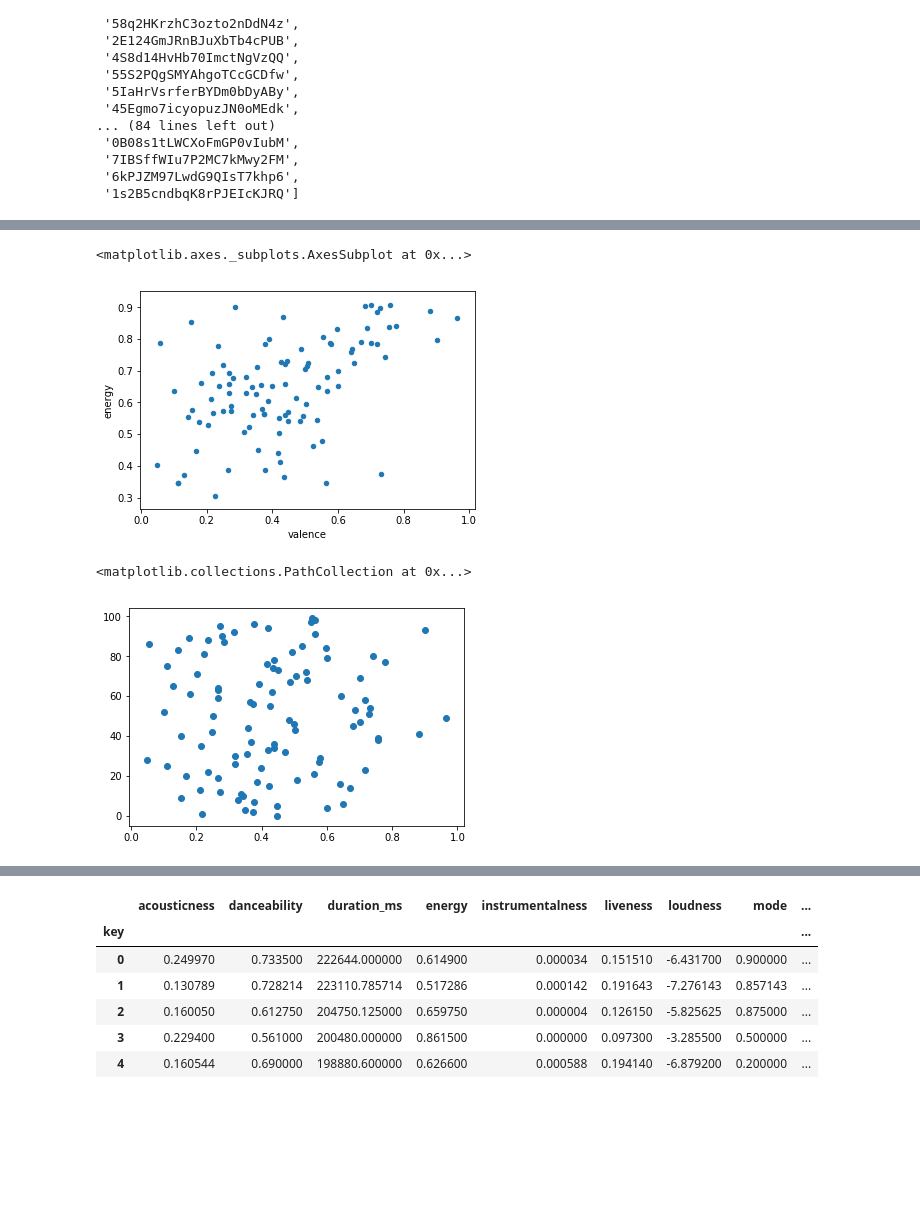
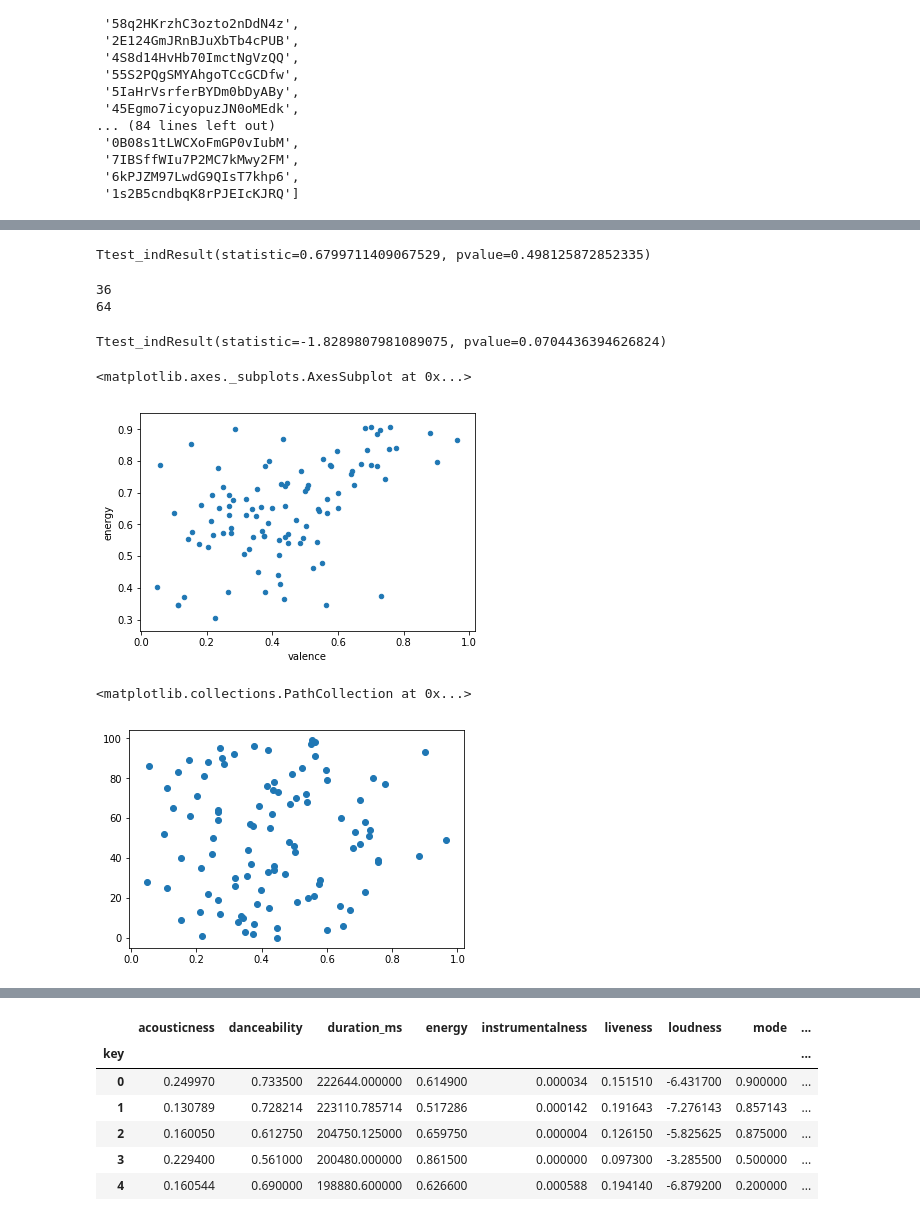
Before and after one commit to Ajstanley89/Know-Your-Music, a Jupyter notebook: Project One Alex.ipynb, the cells around one changed output, grey strips where cells are left out. Cells and saved outputs as stored; diff of their text form; code cells hidden in the pictures; blank space fills up the shorter version.

Commit message:
did ttest on valence vs poopularity

```diff
--- a/Project One Alex.ipynb
+++ b/Project One Alex.ipynb
@@ -55,0 +36,11 @@ pprint(top_songs)
+# %%
+hot_artist = []
+hot_songs =  []
+country_artists=[]
+country_songs=[]
+rap_artists=[]
+rap_songs=[]
+
+hot_artist, hot_songs = ChartMusic(hot_chart)
+country_artists, country_songs = ChartMusic(country_chart)
+rap_artists, rap_songs = ChartMusic(rap_chart)
@@ -283,7 +250,7 @@ pprint(top_songs[0:50])
  'Hotel Key']
 # %%
 top_song_id = []
-for song_name in top_songs:
+for song_name in hot_songs:
     song_id=sp.search(q=song_name, type='track')['tracks']['items'][0]['id']
     top_song_id.append(song_id)
 
@@ -309,12 +279,17 @@ pprint(top_song_id)
 # %%
 # Simpler and faster to make a liist of JSON dctionaries and turn that into a pandas dataframe
-test_list = []
-
+hot_features_list = []
+popularity = []
 
 for track_id in top_song_id:
-    response = sp.audio_features(tracks=track_id)[0]
-    test_list.append(response)
+    features = sp.audio_features(tracks=track_id)[0]
+    track_info = sp.track(track_id)['popularity']
+    hot_features_list.append(features)
+    popularity.append(track_info)
 
-test_df = pd.DataFrame(test_list)
-test_df.head(20)
+# hot_track_df = pd.DataFrame(hot_track_info_list)
+hot_df = pd.DataFrame(hot_features_list)
+# hot_df['Popularity'] = popularity
+print(len(hot_df['valence']))
+print(len(popularity))
 # %% [output]
@@ -337,0 +298,2 @@ test_df.head(20)
+# %%
+hot_df['Popularity'] = popularity
@@ -338,11 +345,28 @@ test_df.head(20)
+# %%
+stats.ttest_ind(slow_df['Popularity'], fast_df['Popularity'])
+# %% [output]
+Ttest_indResult(statistic=0.6799711409067529, pvalue=0.498125872852335)
+# %%
+happy_df = hot_df[hot_df['valence']>=0.5]
+sad_df = hot_df[hot_df['valence']<=0.5]
+
+print(len(happy_df))
+print(len(sad_df))
+# %% [output]
+36
+64
+# %%
+stats.ttest_ind(happy_df['Popularity'], sad_df['Popularity'])
+# %% [output]
+Ttest_indResult(statistic=-1.8289807981089075, pvalue=0.0704436394626824)
 # %%
-test_df.plot("valence", "energy", kind='scatter')
+hot_df.plot("valence", "energy", kind='scatter')
 # %% [output]
 <matplotlib.axes._subplots.AxesSubplot at 0x...>
-[figure, old version]
+[figure, new version]
 # %%
-plt.scatter(test_df['valence'], test_df.index)
+plt.scatter(hot_df['valence'], hot_df.index)
 # %% [output]
 <matplotlib.collections.PathCollection at 0x...>
-[figure, old version]
+[figure, new version]
 # %%
```
Also changed, not shown: parts of 32 cells of this notebook, 4 other files.
